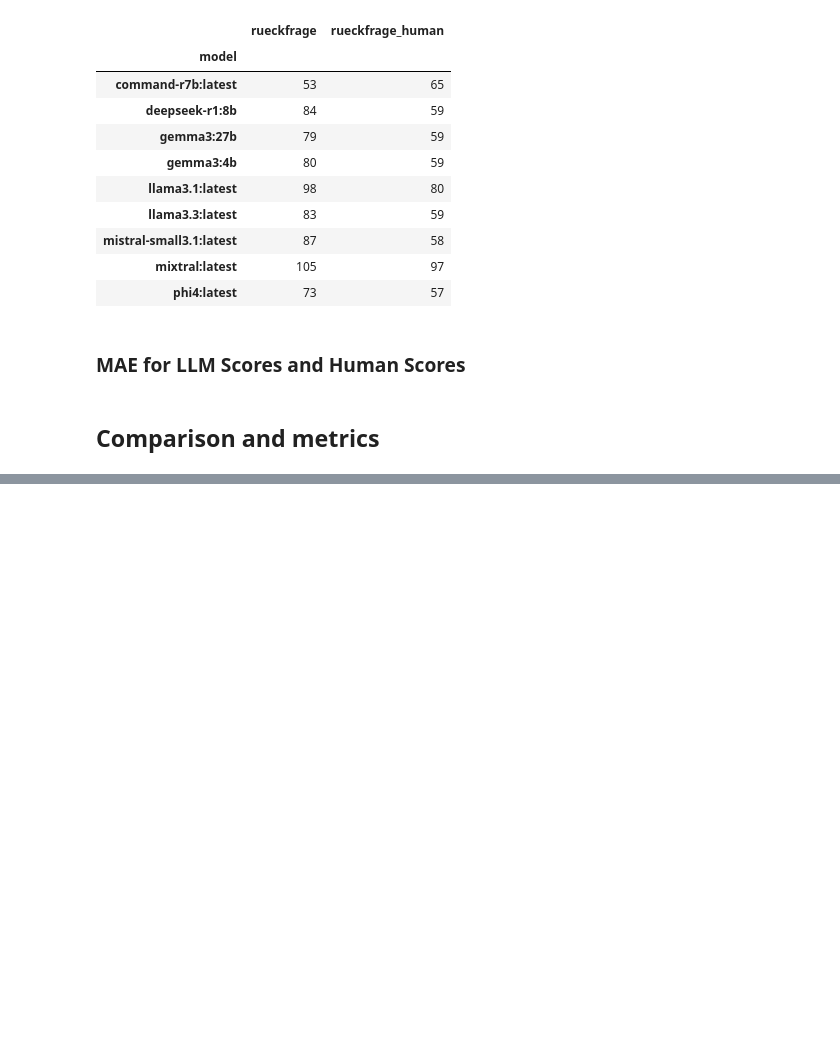
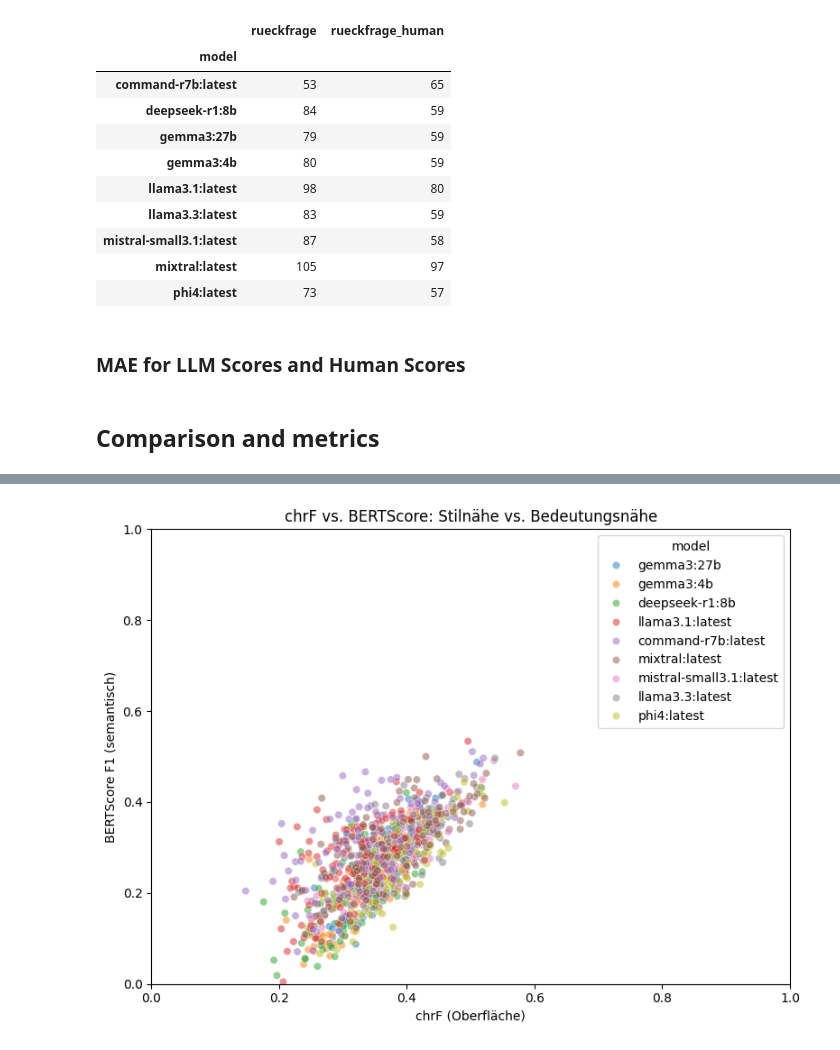
Before and after one commit to mauricehaas/EchoLearn, a Jupyter notebook: backend/llm_evaluation/evaluation_llm_exam_judge_transcript.ipynb, the cells around one changed output, grey strips where cells are left out. Saved outputs shown, nothing was run; the diff lists cells and outputs as text; code cells hidden in the pictures; blank space fills up the shorter version.

```diff
--- a/backend/llm_evaluation/evaluation_llm_exam_judge_transcript.ipynb
+++ b/backend/llm_evaluation/evaluation_llm_exam_judge_transcript.ipynb
@@ -664,0 +677,11 @@ agg
+# %%
+plt.figure(figsize=(8, 6))
+sns.scatterplot(data=final_df, x="chrf", y="bertscore_f1", hue="model", alpha=0.5)
+plt.xlim(0, 1); plt.ylim(0, 1)
+plt.xlabel("chrF (Oberfläche)")
+plt.ylabel("BERTScore F1 (semantisch)")
+plt.title("chrF vs. BERTScore: Stilnähe vs. Bedeutungsnähe")
+plt.tight_layout()
+plt.show()
+# %% [output]
+[figure, added]
```
Also changed, not shown: parts of 5 cells of this notebook, 11 other files.
